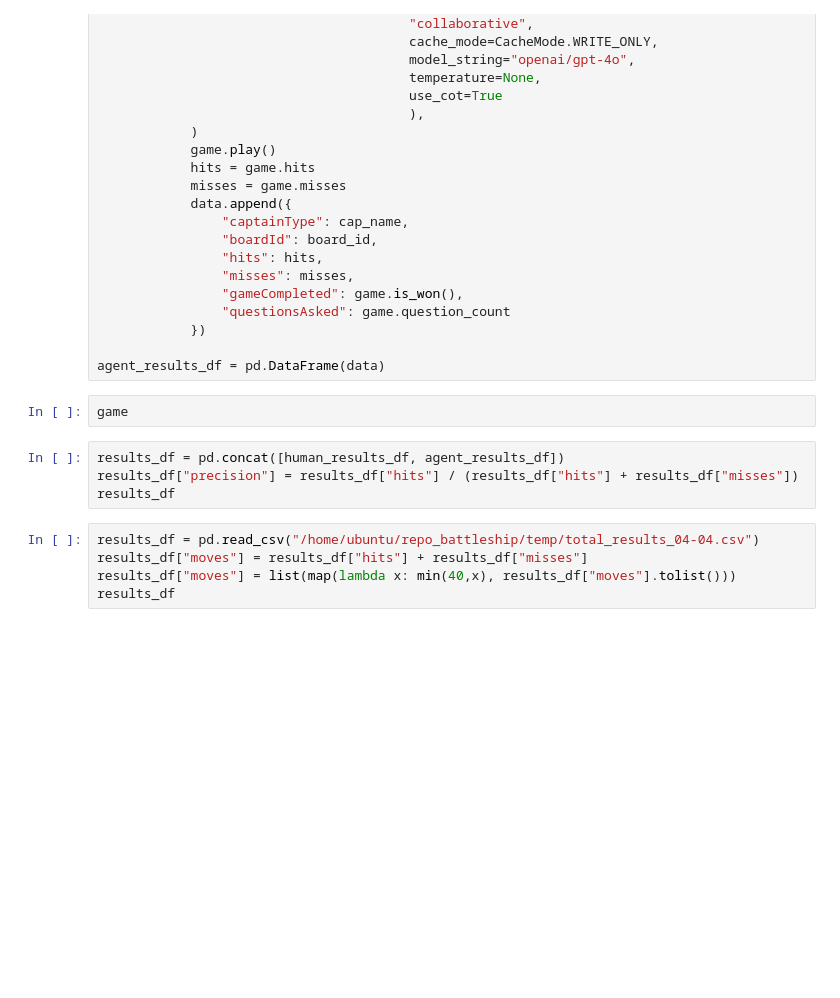
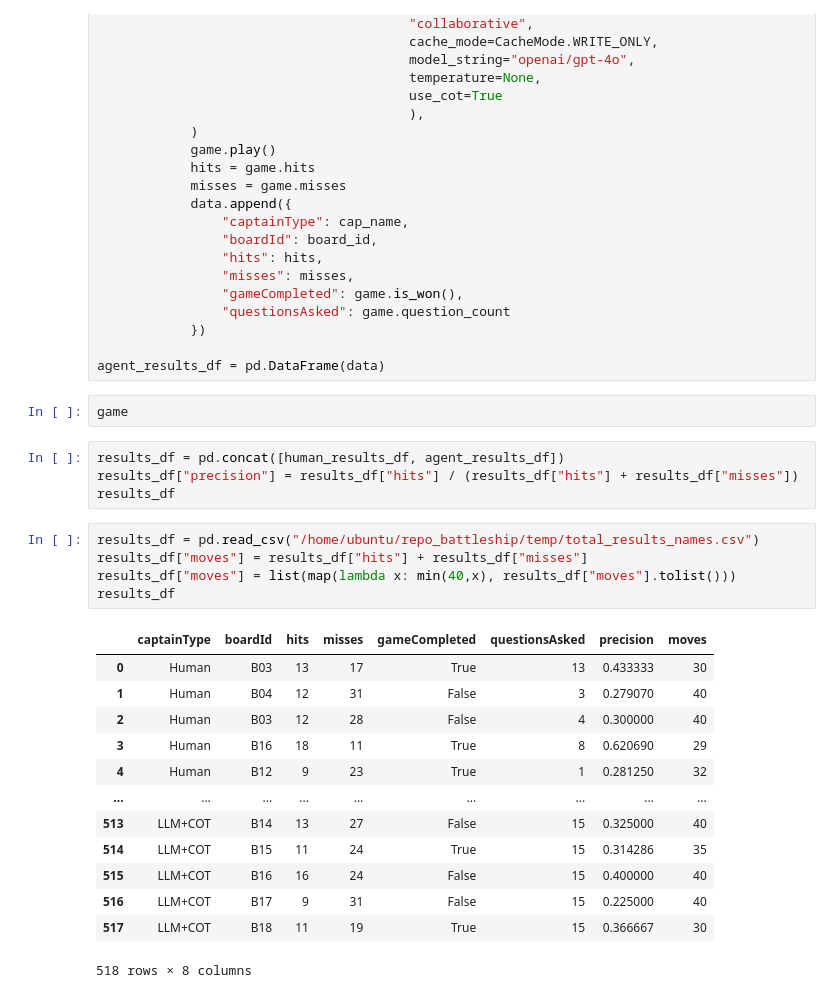
Before and after one commit to gabegrand/battleship, a Jupyter notebook: notebooks/captain_accuracy.ipynb, the cells around one changed output. Cells and saved outputs as stored; diff of their text form; blank space fills up the shorter version.

```diff
--- a/notebooks/captain_accuracy.ipynb
+++ b/notebooks/captain_accuracy.ipynb
@@ -151,7 +151,21 @@ results_df = pd.concat([human_results_df, agent_results_df])
 results_df["precision"] = results_df["hits"] / (results_df["hits"] + results_df["misses"])
 results_df
 # %%
-results_df = pd.read_csv("/home/ubuntu/repo_battleship/temp/total_results_04-04.csv")
+results_df = pd.read_csv("/home/ubuntu/repo_battleship/temp/total_results_names.csv")
 results_df["moves"] = results_df["hits"] + results_df["misses"]
 results_df["moves"] = list(map(lambda x: min(40,x), results_df["moves"].tolist()))
 results_df
+# %% [output]
+|  | captainType | boardId | hits | misses | gameCompleted | questionsAsked | precision | moves |
+| 0 | Human | B03 | 13 | 17 | True | 13 | 0.433333 | 30 |
+| 1 | Human | B04 | 12 | 31 | False | 3 | 0.279070 | 40 |
+| 2 | Human | B03 | 12 | 28 | False | 4 | 0.300000 | 40 |
+| 3 | Human | B16 | 18 | 11 | True | 8 | 0.620690 | 29 |
+| 4 | Human | B12 | 9 | 23 | True | 1 | 0.281250 | 32 |
+| ... | ... | ... | ... | ... | ... | ... | ... | ... |
+| 513 | LLM+COT | B14 | 13 | 27 | False | 15 | 0.325000 | 40 |
+| 514 | LLM+COT | B15 | 11 | 24 | True | 15 | 0.314286 | 35 |
+| 515 | LLM+COT | B16 | 16 | 24 | False | 15 | 0.400000 | 40 |
+| 516 | LLM+COT | B17 | 9 | 31 | False | 15 | 0.225000 | 40 |
+| 517 | LLM+COT | B18 | 11 | 19 | True | 15 | 0.366667 | 30 |
+518 rows × 8 columns
```
Also changed, not shown: parts of 7 cells of this notebook, 6 other files.
